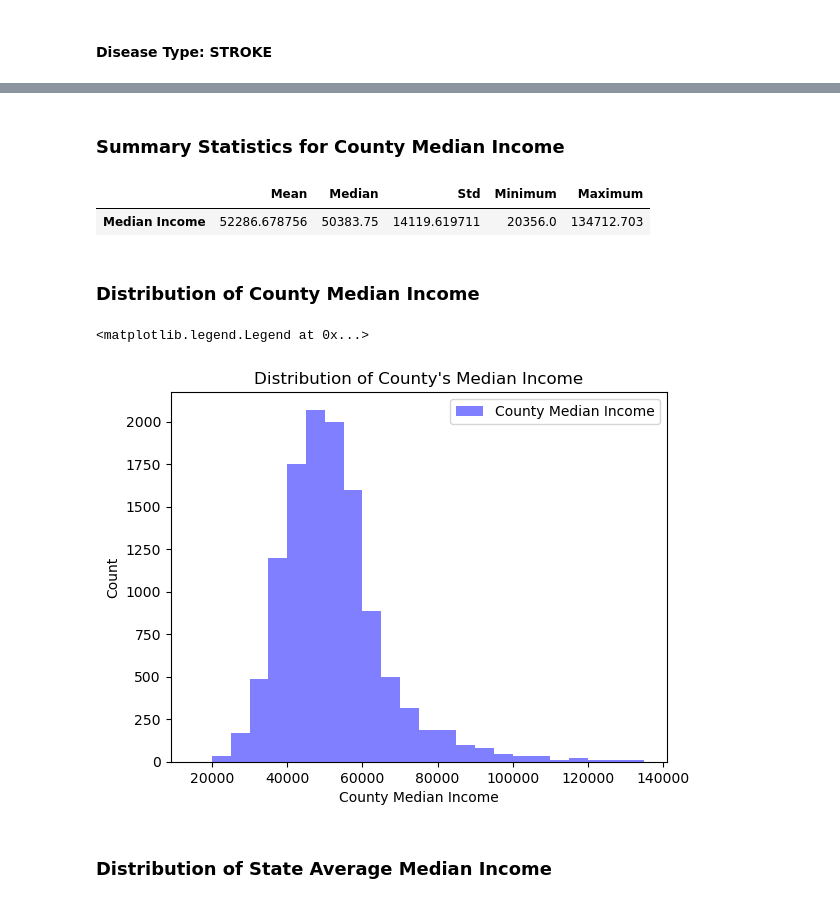
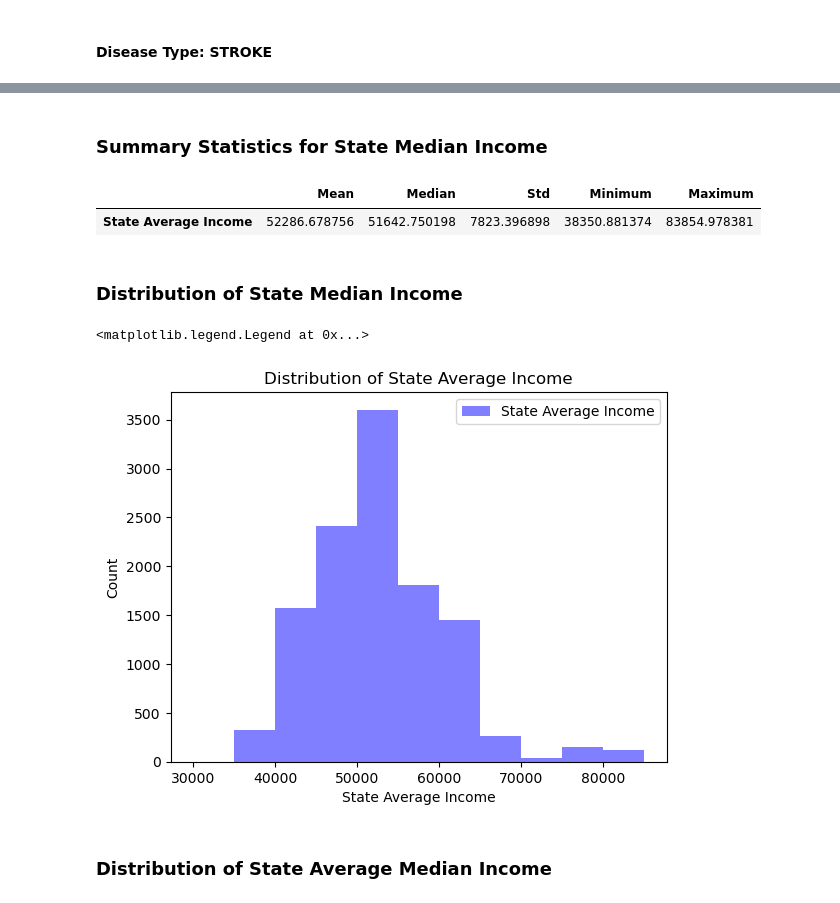
Before and after one commit to ArminaCA/Project-Cardiovascular-disease-mortality, a Jupyter notebook: Cardiovascular_Determinants_cleaned_L.ipynb, the cells around one changed output, grey strips where cells are left out. Cells and saved outputs as stored; diff of their text form; code cells hidden in the pictures.

```diff
--- a/Cardiovascular_Determinants_cleaned_L.ipynb
+++ b/Cardiovascular_Determinants_cleaned_L.ipynb
@@ -8,8 +8,8 @@ import numpy as np
 import scipy.stats as st
 
 # Resource files
-CD_data_path = "Cardiovascular_Disease_Data.csv"
-census_data_path = "2018_Census_Data.csv"
+CD_data_path = "Resources/Cardiovascular_Disease_Data.csv"
+census_data_path = "Resources/2018_Census_Data.csv"
 
 # Read the Cardiovascular Disease data and Census data
 CD_data = pd.read_csv(CD_data_path, low_memory=False)
@@ -116,13 +116,23 @@ census_data.columns = ["State",
                        "% Medicare Only",
                        "% Private Insurance Only",
                        "% Uninsured"] # Renaming columns
+
 census_data["County, State"] = census_data["County"] + ", " + census_data["State"].replace(us_state_to_abbrev) # Create a column that will be used to merge with other dataset
+census_data["% HS Degree and Below"] = census_data["% Only HS Degree"] + census_data["% less than a HS Degree"]
+census_data["% Above HS Degree"] = census_data["% College/Associate's Degree"] + census_data["% Bachelor Degree"] + census_data["% Graduate Degree"]
 census_data = round(census_data.groupby("County, State").mean(), 3) # Average rows with same counties
 
+census_data = census_data[["County Median Income",
+                           "% HS Degree and Below",
+                           "% Above HS Degree",
+                           "% Medicare Only",
+                           "% Private Insurance Only",
+                           "% Uninsured"]]
+
 df = pd.merge(CD_data, census_data, how = "left", left_on = "County, State", right_index = True).dropna(axis=0) # Merging cardiovascular data and census data
-df_state_income = df.groupby("State")["County Median Income"].mean().rename("State Average Median Income") # Finding median income by state
+df_state_income = df.groupby("State")["County Median Income"].mean().rename("State Average Income") # Finding median income by state
 df = pd.merge(df, df_state_income, how = "left", left_on = "State", right_index = True) # Adding column to main dataframe
-df
+df.head()
 # %% [output]
 |  | Year | County, State | State | Disease Type | Mortality per 100k | Age Group | County Median Income | ... |
 | 21 | 2018 | Autauga County, AL | AL | Stroke | 23.5 | Ages 35-64 years | 55499.25 | ... |
@@ -237,5 +224,5 @@ df
 # %% [markdown]
-### Summary Statistics for County Median Income
+### Summary Statistics for State Median Income
 # %%
 # Establish desired statistical parameters to be calculated
 stats = ['mean',
@@ -245,24 +232,24 @@ stats = ['mean',
          'max'
         ]
 
-df_stats = df[["County Median Income"]].agg(func=stats).transpose() # Generating stats dataframe
+df_stats = df[["State Average Income"]].agg(func=stats).transpose() # Generating stats dataframe
 df_stats.columns = ["Mean", "Median", "Std", "Minimum", "Maximum"] # Renaming columns
 df_stats
 # %% [output]
 |  | Mean | Median | Std | Minimum | Maximum |
-| Median Income | 52286.678756 | 50383.75 | 14119.619711 | 20356.0 | 134712.703 |
+| State Average Income | 52286.678756 | 51642.750198 | 7823.396898 | 38350.881374 | 83854.978381 |
 # %% [markdown]
-### Distribution of County Median Income
+### Distribution of State Median Income
 # %%
-bins = list(range(15000, 140000, 5000))
-plt.hist(df["County Median Income"], bins, alpha = 0.5, color = "blue", label = "County Median Income")
-plt.xlabel("County Median Income")
+bins = list(range(30000, 90000, 5000))
+plt.hist(df["State Average Income"], bins, alpha = 0.5, color = "blue", label = "State Average Income")
+plt.xlabel("State Average Income")
 plt.ylabel("Count")
-plt.title("Distribution of County's Median Income")
+plt.title("Distribution of State Average Income")
 plt.legend()
 # %% [output]
 <matplotlib.legend.Legend at 0x...>
-[figure, old version]
+[figure, new version]
 # %% [markdown]
 ### Distribution of State Average Median Income
 # %%
```
Also changed, not shown: parts of 32 cells of this notebook.
